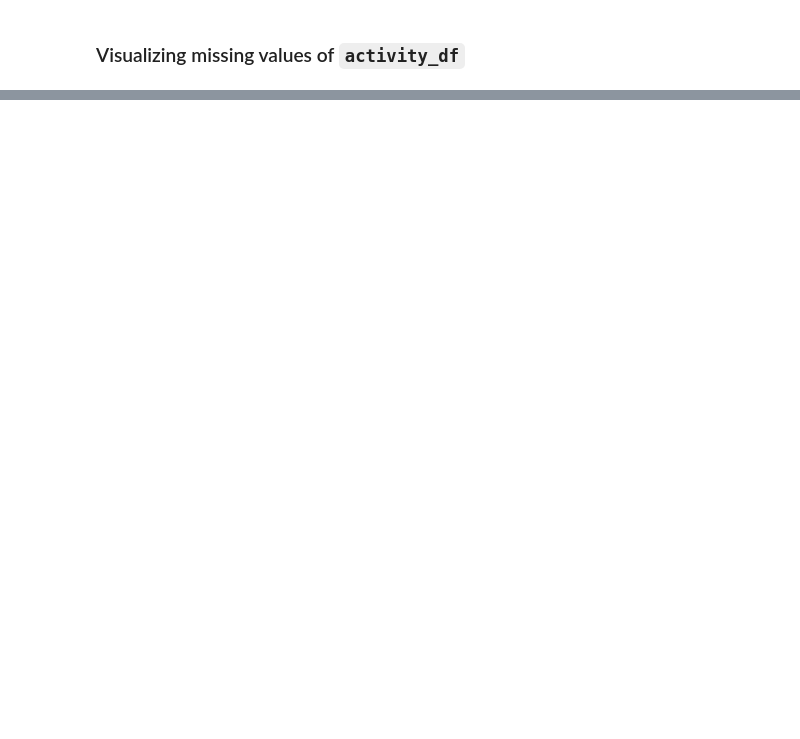
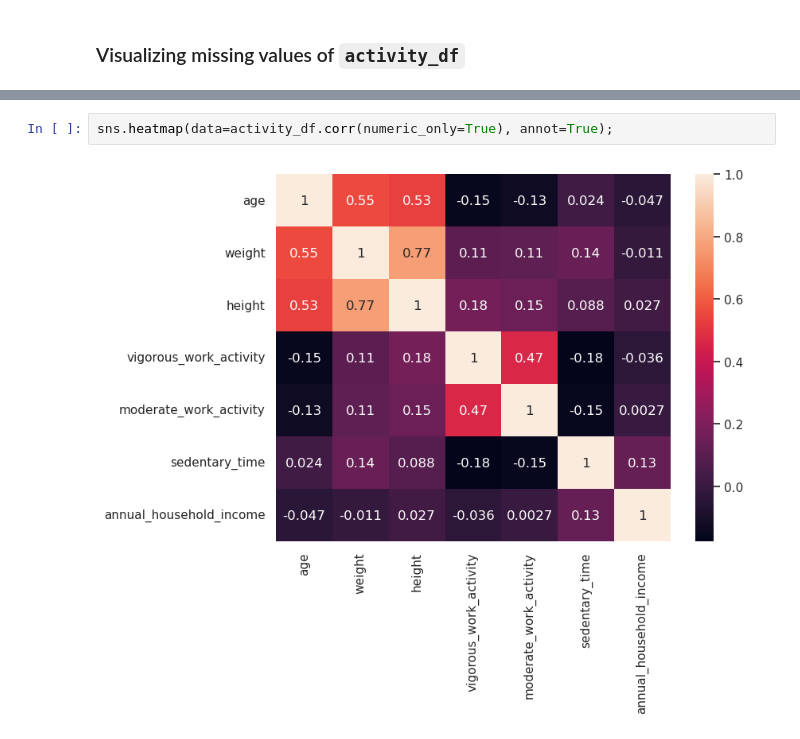
Before and after one commit to fenilenvinileno97/missing-values, a Jupyter notebook: notebooks/nhanes-imputing.ipynb, the cells around one changed output, grey strips where cells are left out. Cells and saved outputs as stored; diff of their text form; blank space fills up the shorter version.

```diff
--- a/notebooks/nhanes-imputing.ipynb
+++ b/notebooks/nhanes-imputing.ipynb
@@ -144,0 +407,4 @@ Our values does not present any implicit values which can modify our dramaticall
+# %%
+sns.heatmap(data=activity_df.corr(numeric_only=True), annot=True);
+# %% [output]
+[figure, added]
```
Also changed, not shown: parts of 30 cells of this notebook, 1 other file.
